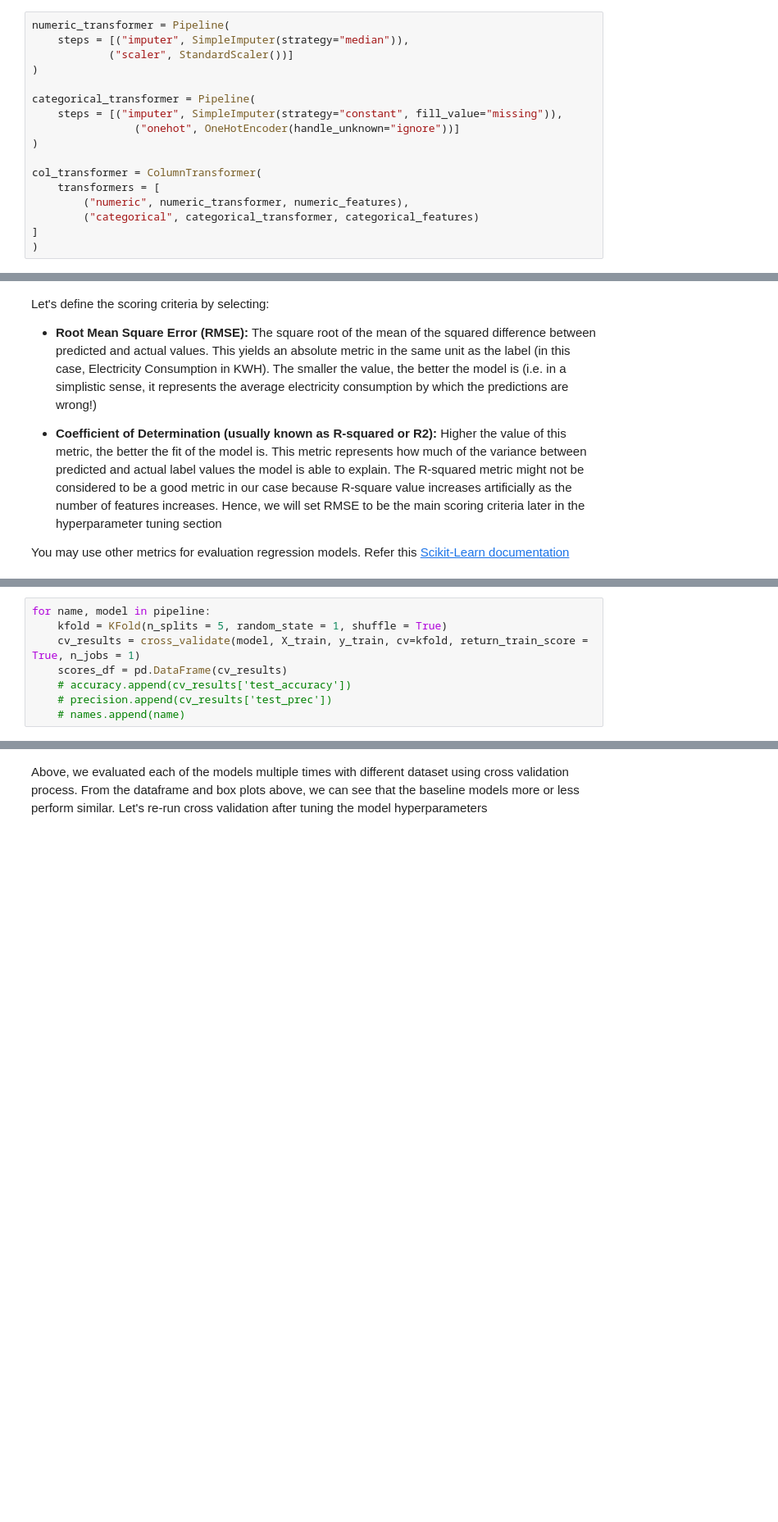
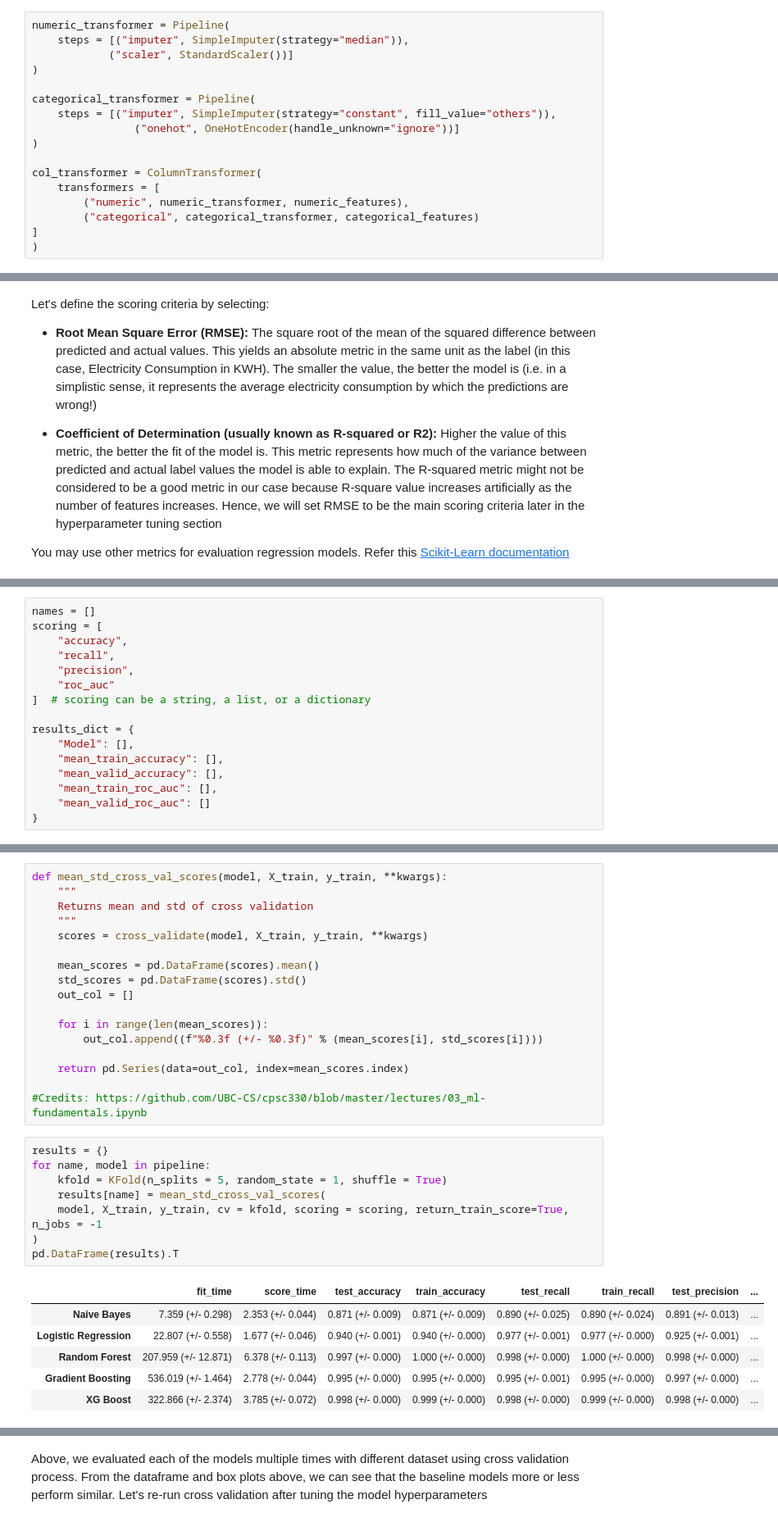
Before and after one commit to nipun-goyal/Mortgage-Approval-Modeling, a Jupyter notebook: 1.0-Residential-Energy-Modeling.ipynb, the cells around one changed output, grey strips where cells are left out. Shown at 82% size. Drawn from its saved outputs; the diff is of its cells as text; blank space fills up the shorter version.

```diff
--- a/1.0-Residential-Energy-Modeling.ipynb
+++ b/1.0-Residential-Energy-Modeling.ipynb
@@ -1167,7 +1142,7 @@ numeric_transformer = Pipeline(
 )
 
 categorical_transformer = Pipeline(
-    steps = [("imputer", SimpleImputer(strategy="constant", fill_value="missing")),
+    steps = [("imputer", SimpleImputer(strategy="constant", fill_value="others")),
                 ("onehot", OneHotEncoder(handle_unknown="ignore"))]
 )
 
@@ -1208,0 +1178,16 @@ scoring = {'accuracy': make_scorer(accuracy_score),
+# %%
+names = []
+scoring = [
+    "accuracy",
+    "recall",
+    "precision",
+    "roc_auc"
+]  # scoring can be a string, a list, or a dictionary
+
+results_dict = {
+    "Model": [],
+    "mean_train_accuracy": [],
+    "mean_valid_accuracy": [],
+    "mean_train_roc_auc": [],
+    "mean_valid_roc_auc": []
+}
@@ -1209,8 +1230,32 @@ scoring = {'accuracy': make_scorer(accuracy_score),
+# %%
+def mean_std_cross_val_scores(model, X_train, y_train, **kwargs):
+    """
+    Returns mean and std of cross validation
+    """
+    scores = cross_validate(model, X_train, y_train, **kwargs)
+
+    mean_scores = pd.DataFrame(scores).mean()
+    std_scores = pd.DataFrame(scores).std()
+    out_col = []
+
+    for i in range(len(mean_scores)):
+        out_col.append((f"%0.3f (+/- %0.3f)" % (mean_scores[i], std_scores[i])))
+
+    return pd.Series(data=out_col, index=mean_scores.index)
+
+#Credits: https://github.com/UBC-CS/cpsc330/blob/master/lectures/03_ml-fundamentals.ipynb
 # %%
+results = {}
 for name, model in pipeline:
     kfold = KFold(n_splits = 5, random_state = 1, shuffle = True)
-    cv_results = cross_validate(model, X_train, y_train, cv=kfold, return_train_score = True, n_jobs = 1)
-    scores_df = pd.DataFrame(cv_results)
-    # accuracy.append(cv_results['test_accuracy'])
-    # precision.append(cv_results['test_prec'])
-    # names.append(name)
+    results[name] = mean_std_cross_val_scores(
+    model, X_train, y_train, cv = kfold, scoring = scoring, return_train_score=True, n_jobs = -1
+)
+pd.DataFrame(results).T
+# %% [output]
+|  | fit_time | score_time | test_accuracy | train_accuracy | test_recall | train_recall | test_precision | ... |
+| Naive Bayes | 7.359 (+/- 0.298) | 2.353 (+/- 0.044) | 0.871 (+/- 0.009) | 0.871 (+/- 0.009) | 0.890 (+/- 0.025) | 0.890 (+/- 0.024) | 0.891 (+/- 0.013) | ... |
+| Logistic Regression | 22.807 (+/- 0.558) | 1.677 (+/- 0.046) | 0.940 (+/- 0.001) | 0.940 (+/- 0.000) | 0.977 (+/- 0.001) | 0.977 (+/- 0.000) | 0.925 (+/- 0.001) | ... |
+| Random Forest | 207.959 (+/- 12.871) | 6.378 (+/- 0.113) | 0.997 (+/- 0.000) | 1.000 (+/- 0.000) | 0.998 (+/- 0.000) | 1.000 (+/- 0.000) | 0.998 (+/- 0.000) | ... |
+| Gradient Boosting | 536.019 (+/- 1.464) | 2.778 (+/- 0.044) | 0.995 (+/- 0.000) | 0.995 (+/- 0.000) | 0.995 (+/- 0.001) | 0.995 (+/- 0.000) | 0.997 (+/- 0.000) | ... |
+| XG Boost | 322.866 (+/- 2.374) | 3.785 (+/- 0.072) | 0.998 (+/- 0.000) | 0.999 (+/- 0.000) | 0.998 (+/- 0.000) | 0.999 (+/- 0.000) | 0.998 (+/- 0.000) | ... |
```
Also changed, not shown: parts of 52 cells of this notebook.
